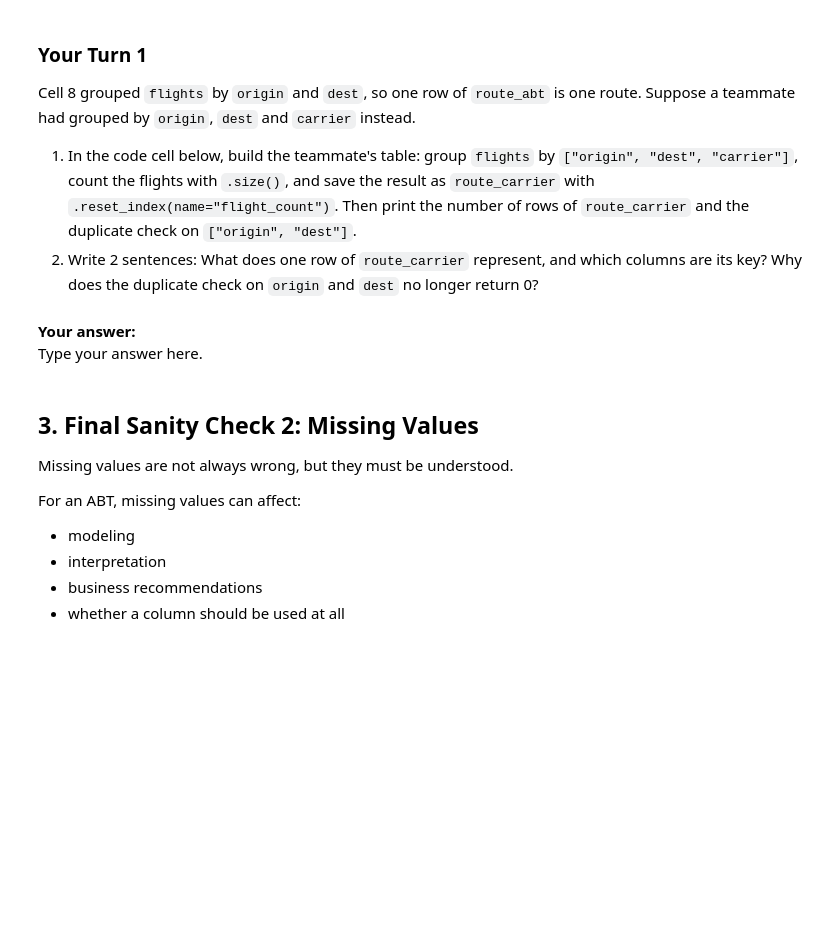
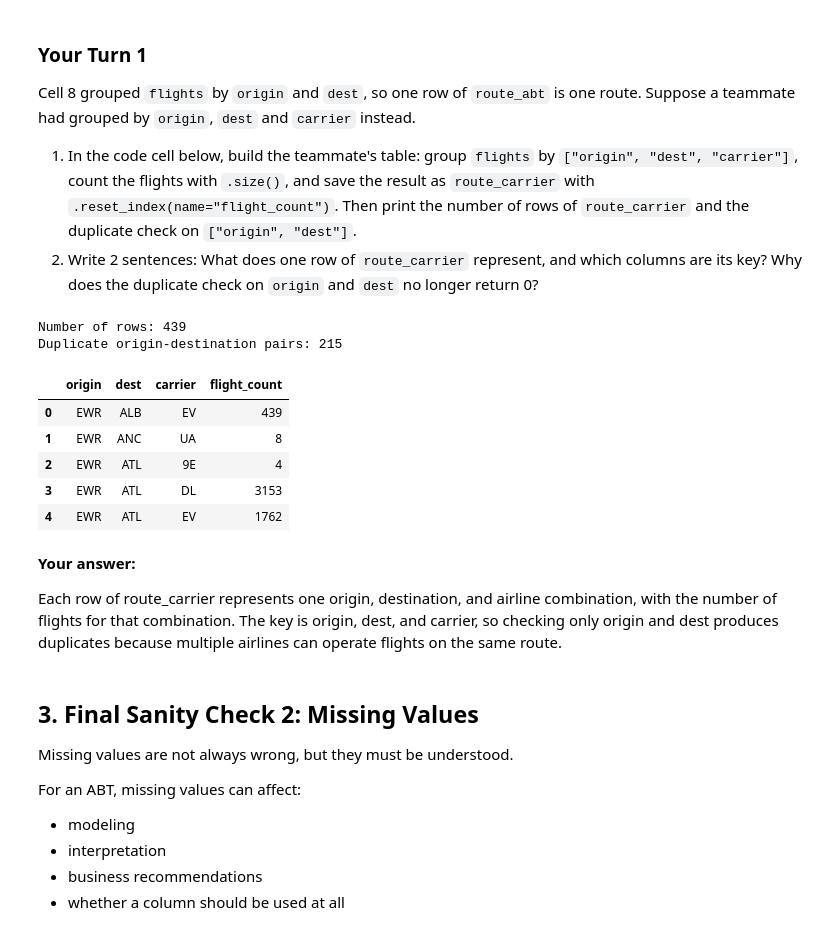
Before and after one commit to anikabhuyan1234/ban6003-week-11-anika, a Jupyter notebook: notebooks/module11_abt_documentation_guided_lab.ipynb, the cells around one changed output. Cells and saved outputs as stored; diff of their text form; code cells hidden in the pictures; blank space fills up the shorter version.

```diff
--- a/notebooks/module11_abt_documentation_guided_lab.ipynb
+++ b/notebooks/module11_abt_documentation_guided_lab.ipynb
@@ -147,11 +172,41 @@ Cell 8 grouped `flights` by `origin` and `dest`, so one row of `route_abt` is on
 # %%
 # Your Turn 1
 # Build route_carrier: group flights by origin, dest and carrier, count with .size(),
 # then .reset_index(name="flight_count").
 # Print len(route_carrier) and the duplicate check on ["origin", "dest"] (same code as in the cell above).
+
+
+route_carrier = (
+    flights.groupby(["origin", "dest", "carrier"])
+    .size()
+    .reset_index(name="flight_count")
+)
+
+# Print the number of rows
+print("Number of rows:", len(route_carrier))
+
+# Check duplicate origin-destination pairs
+duplicate_routes = route_carrier.duplicated(
+    subset=["origin", "dest"]
+).sum()
+
+print("Duplicate origin-destination pairs:", duplicate_routes)
+
+# Display the first five rows
+route_carrier.head()
+# %% [output]
+Number of rows: 439
+Duplicate origin-destination pairs: 215
+|  | origin | dest | carrier | flight_count |
+| 0 | EWR | ALB | EV | 439 |
+| 1 | EWR | ANC | UA | 8 |
+| 2 | EWR | ATL | 9E | 4 |
+| 3 | EWR | ATL | DL | 3153 |
+| 4 | EWR | ATL | EV | 1762 |
 # %% [markdown]
 **Your answer:**
-Type your answer here.
+
+Each row of route_carrier represents one origin, destination, and airline combination, with the number of flights for that combination. The key is origin, dest, and carrier, so checking only origin and dest produces duplicates because multiple airlines can operate flights on the same route.
 # %% [markdown]
 ## 3. Final Sanity Check 2: Missing Values
 
```
Also changed, not shown: parts of 26 cells of this notebook.
